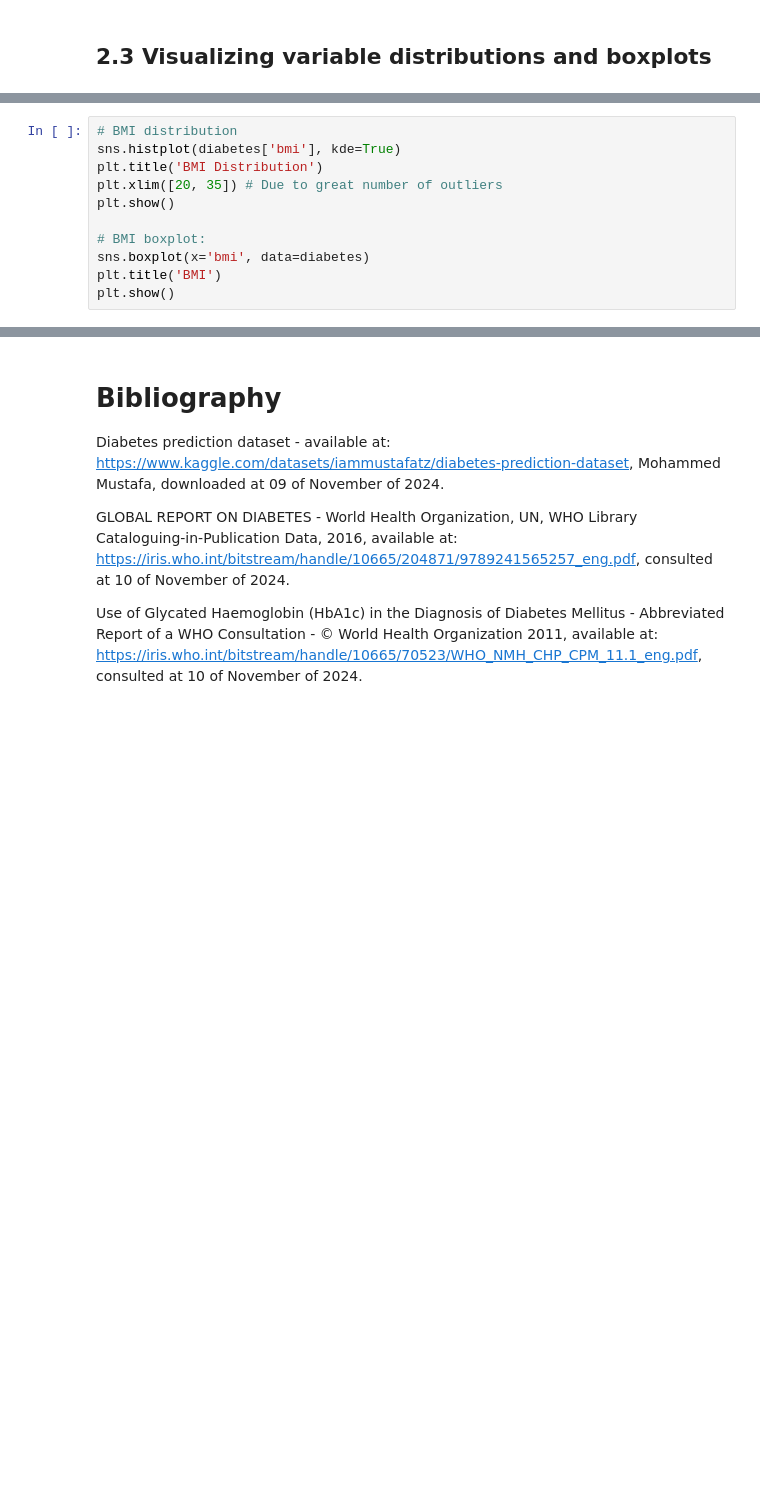
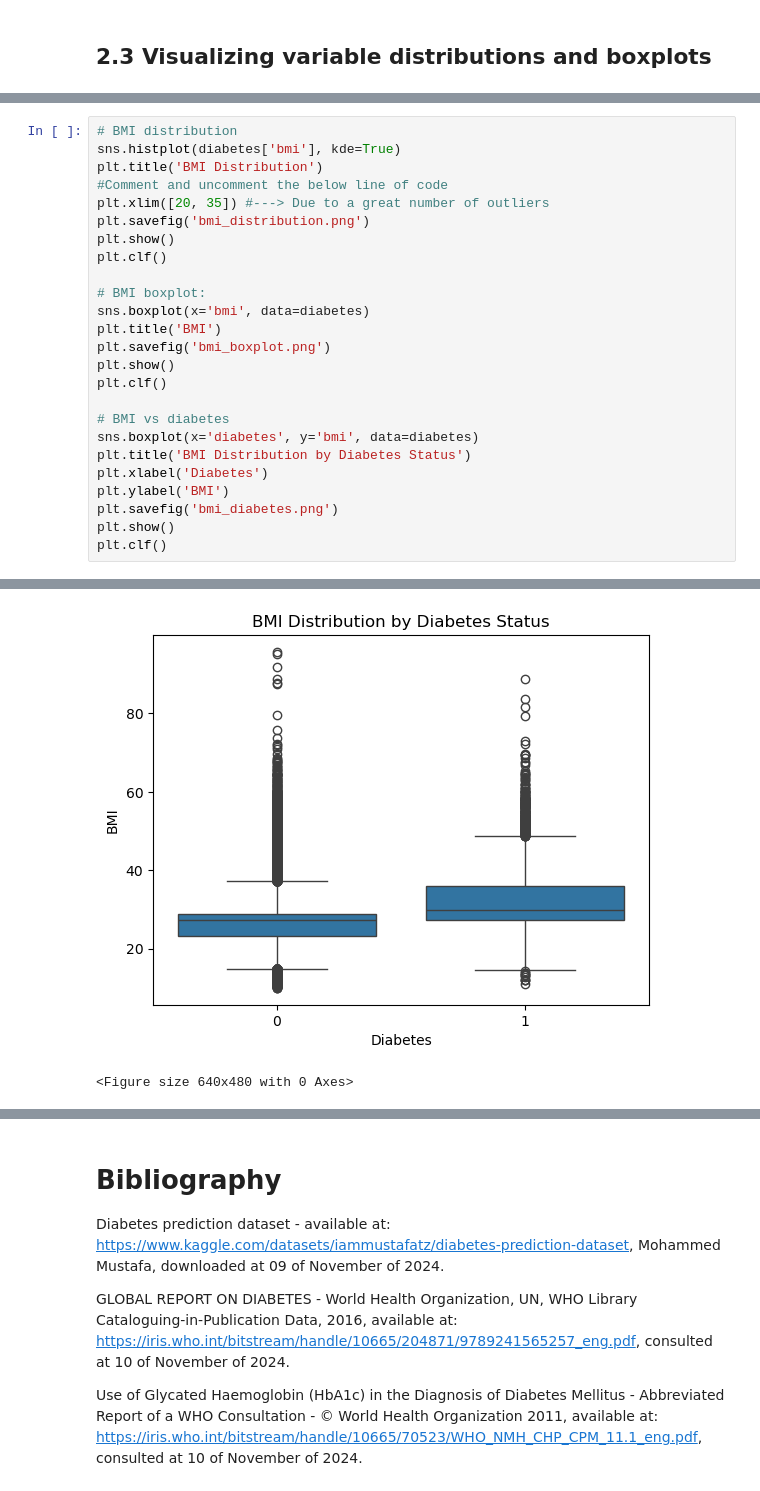
Before and after one commit to AndreRibeiro879/Codecademy_Learning_Portfolio_Projects, a Jupyter notebook: 02_ANALYZE_DATA_PORT_PROJ/ANALYZE_DATA_PORT_PROJ.ipynb, the cells around one changed output, grey strips where cells are left out. Saved outputs shown, nothing was run; the diff lists cells and outputs as text; blank space fills up the shorter version.

Commit message:
Update ANALYZE_DATA_PORT_PROJ
Final version of the project

```diff
--- a/02_ANALYZE_DATA_PORT_PROJ/ANALYZE_DATA_PORT_PROJ.ipynb
+++ b/02_ANALYZE_DATA_PORT_PROJ/ANALYZE_DATA_PORT_PROJ.ipynb
@@ -244,17 +249,33 @@ plt.show()
 # %%
 # BMI distribution
 sns.histplot(diabetes['bmi'], kde=True)
 plt.title('BMI Distribution')
-plt.xlim([20, 35]) # Due to great number of outliers
+#Comment and uncomment the below line of code
+plt.xlim([20, 35]) #---> Due to a great number of outliers
+plt.savefig('bmi_distribution.png')
 plt.show()
+plt.clf()
 
 # BMI boxplot:
 sns.boxplot(x='bmi', data=diabetes)
 plt.title('BMI')
+plt.savefig('bmi_boxplot.png')
 plt.show()
+plt.clf()
+
+# BMI vs diabetes
+sns.boxplot(x='diabetes', y='bmi', data=diabetes)
+plt.title('BMI Distribution by Diabetes Status')
+plt.xlabel('Diabetes')
+plt.ylabel('BMI')
+plt.savefig('bmi_diabetes.png')
+plt.show()
+plt.clf()
 # %% [output]
 [figure]
 [figure]
+[figure, added]
+<Figure size 640x480 with 0 Axes>
 # %%
 # HbA1c level distribution
 sns.histplot(diabetes['HbA1c_level'], kde=True)
```
Also changed, not shown: parts of 21 cells of this notebook.
